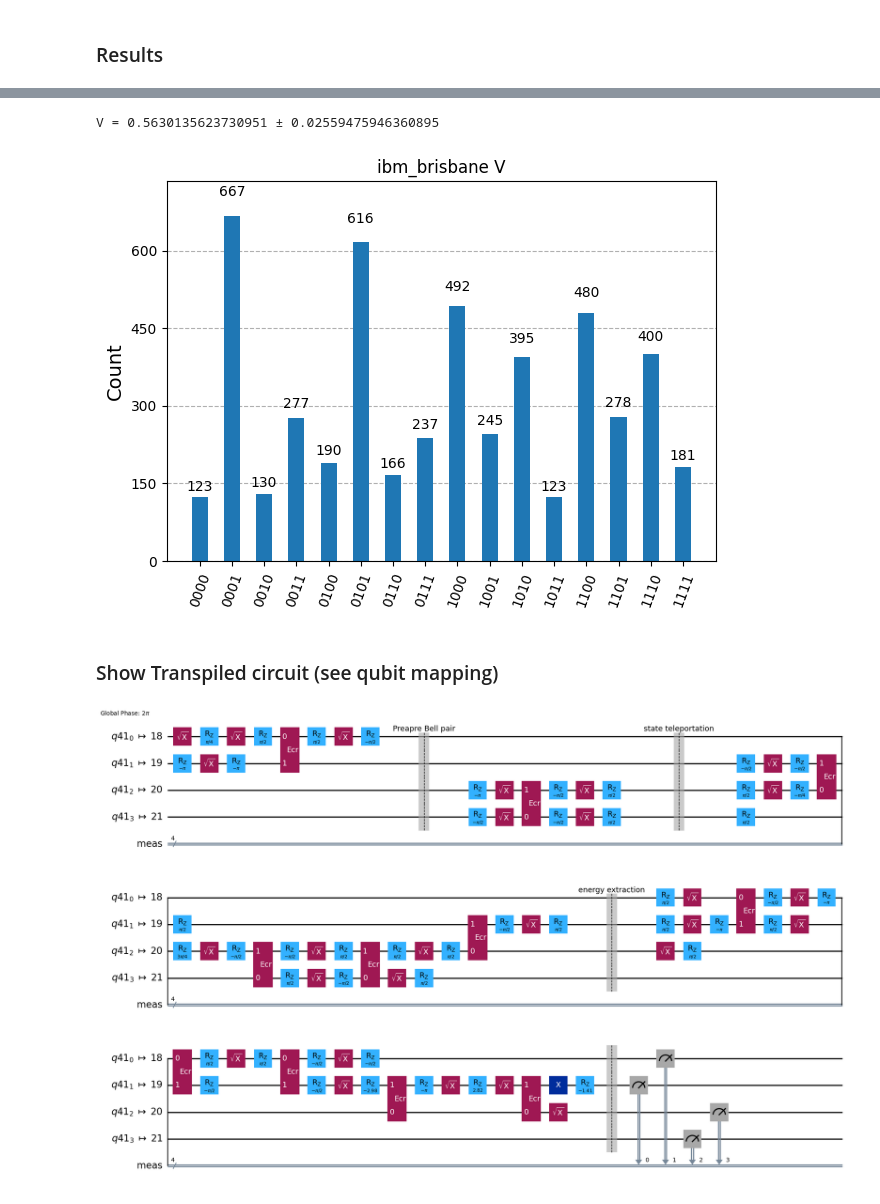
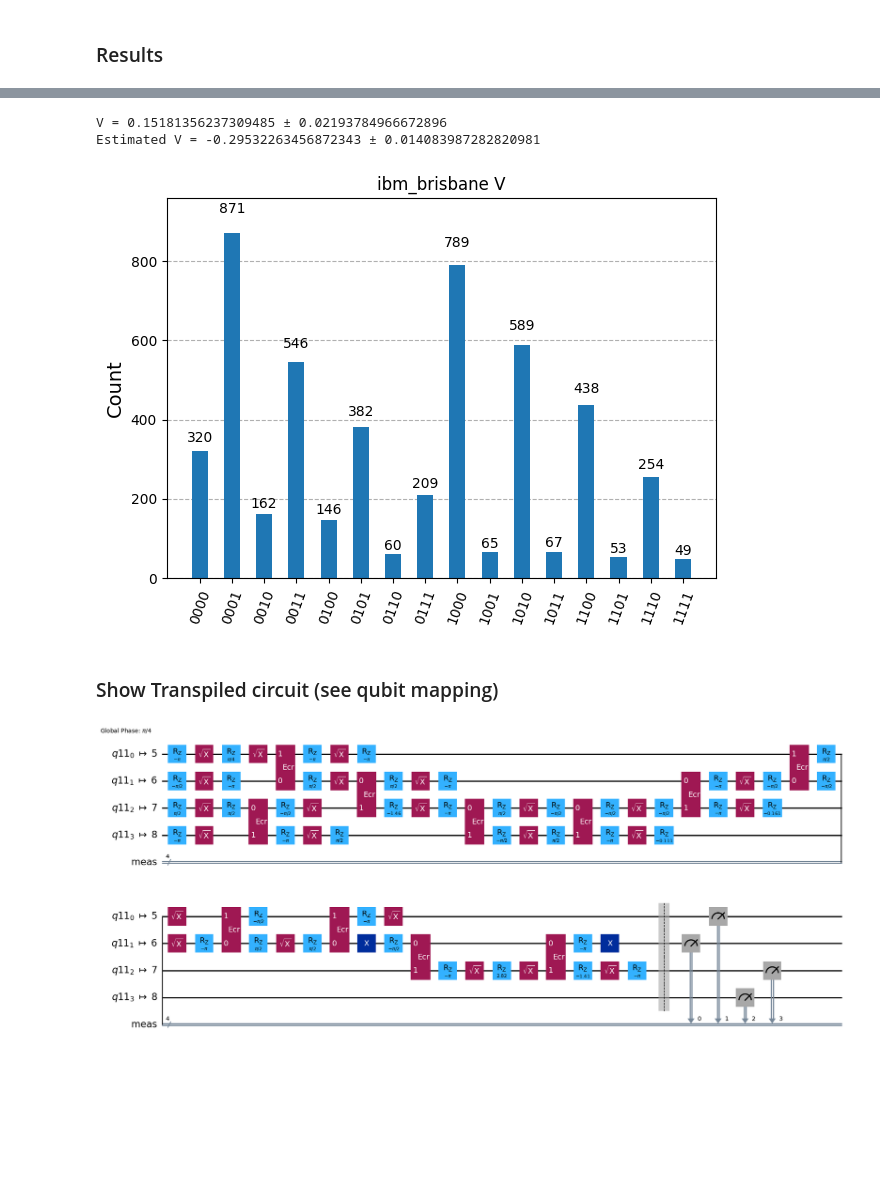
Before and after one commit to julio-cmj/Codigos, a Jupyter notebook: QET Long Distance.ipynb, the cells around one changed output, grey strips where cells are left out. Cells and saved outputs as stored; diff of their text form; code cells hidden in the pictures; blank space fills up the shorter version.

Commit message:
QET: estimator update

```diff
--- a/QET Long Distance.ipynb
+++ b/QET Long Distance.ipynb
@@ -420,37 +534,52 @@ H_B = 0.31790678118654736 ± 0.0130270745756674
 # %%
 # Extract results
-jobF = service.job('d00mk8nd8drg008j99bg')
-result = jobF.result()[0]
+
+# Sampler
+jobS = service.job('d056h956rr3g008e5mxg')
+result = jobS.result()[0]
 counts = result.data.meas.get_counts()
 
+# Estimator
+jobT = service.job('d0byhhy6rr3g0087np90')
+result = jobT.result()[0]
+exp_value = result.data.evs
+value_error = result.data.stds
+
+# parameters
+h = 1; k = 1;
+n_shots = 5000
+
 # Energies
-ene_XX=(2*k**2)/(np.sqrt(h**2+k**2))
+ene_V=(2*k**2)/(np.sqrt(h**2+k**2))
+est_V = exp_value + ene_V
 
 # Error arrays
-error_XX=[]
+error_V=[]
 
 # Calculate energies and errors
 for orig_bit_string, count in counts.items():
         bit_string = orig_bit_string[::-1]
 
-        ene_XX += 2*k*(-1)**int(bit_string[0])*(-1)**int(bit_string[3])*count/n_shots
+        ene_V += 2*k*(-1)**int(bit_string[0])*(-1)**int(bit_string[3])*count/n_shots
 
         for i in range(count):
-            error_XX.append(2*k*(-1)**int(bit_string[0])*(-1)**int(bit_string[3]))
+            error_V.append(2*k*(-1)**int(bit_string[0])*(-1)**int(bit_string[3]))
 
 # Print results
-print("V =",ene_XX,"±", np.std(error_XX)/np.sqrt(n_shots))
+print("V =",ene_V,"±", np.std(error_V)/np.sqrt(n_shots))
+print("Estimated V =",est_V,"±",value_error)
 
 plot_histogram(counts, title=f"{backend.name} V")
 # %% [output]
-V = 0.5630135623730951 ± 0.02559475946360895
+V = 0.15181356237309485 ± 0.02193784966672896
+Estimated V = -0.29532263456872343 ± 0.014083987282820981
-[figure, old version]
+[figure, new version]
 # %% [markdown]
 ### Show Transpiled circuit (see qubit mapping)
 # %%
-job = service.job('d00mk8nd8drg008j99bg')
+job = service.job('d056hbxkzhn0008wdwk0')
 pubs = job.inputs['pubs']
 circuits = [pub[0] for pub in pubs]
 circuits[0].draw('mpl')
 # %% [output]
-[figure, old version]
+[figure, new version]
```
Also changed, not shown: parts of 28 cells of this notebook, 7 other files.
